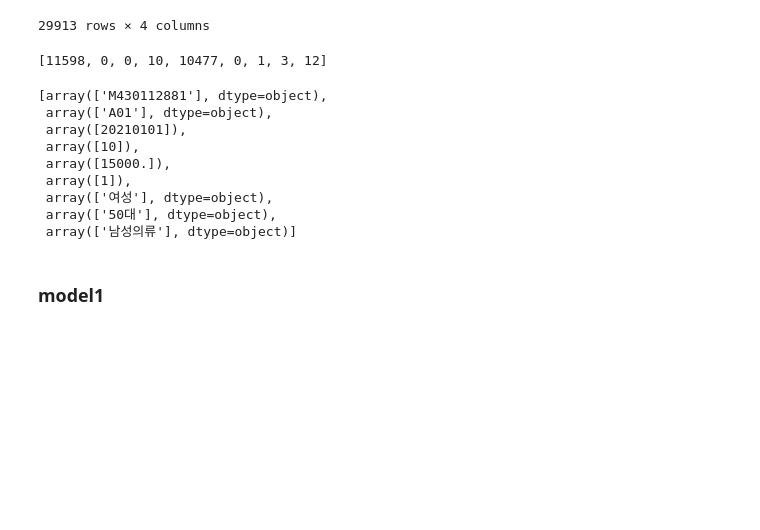
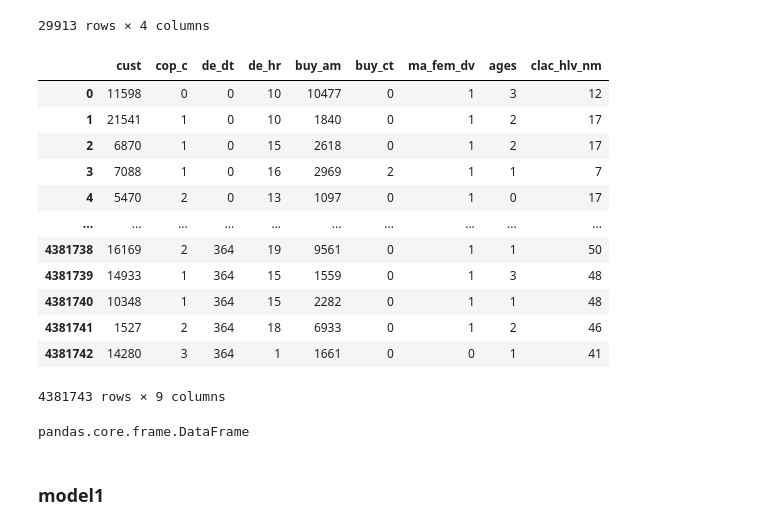
Before and after one commit to kch8906/kubeflow-xgboost-recommendation, a Jupyter notebook: 01.xgboost_recommendation.ipynb, the cells around one changed output. Cells and saved outputs as stored; diff of their text form; code cells hidden in the pictures; blank space fills up the shorter version.

```diff
--- a/01.xgboost_recommendation.ipynb
+++ b/01.xgboost_recommendation.ipynb
@@ -112,20 +110,3 @@ def inverseLabel(array: list, df: pd.DataFrame):
         result.append(ans)
 
     return result
-# %%
-a = list(df_le.iloc[0])
-a
-# %% [output]
-[11598, 0, 0, 10, 10477, 0, 1, 3, 12]
-# %%
-inverseLabel(a, df_le)
-# %% [output]
-[array(['M430112881'], dtype=object),
- array(['A01'], dtype=object),
- array([20210101]),
- array([10]),
- array([15000.]),
- array([1]),
- array(['여성'], dtype=object),
- array(['50대'], dtype=object),
- array(['남성의류'], dtype=object)]
@@ -136,3 +113,21 @@ dtest = xgb.DMatrix(data=X_test , label=y_test)
+# %%
+df = convertLabel(df)
+# %%
+df
+# %% [output]
+|  | cust | cop_c | de_dt | de_hr | buy_am | buy_ct | ma_fem_dv | ages | clac_hlv_nm |
+| 0 | 11598 | 0 | 0 | 10 | 10477 | 0 | 1 | 3 | 12 |
+| 1 | 21541 | 1 | 0 | 10 | 1840 | 0 | 1 | 2 | 17 |
+| 2 | 6870 | 1 | 0 | 15 | 2618 | 0 | 1 | 2 | 17 |
+| 3 | 7088 | 1 | 0 | 16 | 2969 | 2 | 1 | 1 | 7 |
+| 4 | 5470 | 2 | 0 | 13 | 1097 | 0 | 1 | 0 | 17 |
+| ... | ... | ... | ... | ... | ... | ... | ... | ... | ... |
+| 4381738 | 16169 | 2 | 364 | 19 | 9561 | 0 | 1 | 1 | 50 |
+| 4381739 | 14933 | 1 | 364 | 15 | 1559 | 0 | 1 | 3 | 48 |
+| 4381740 | 10348 | 1 | 364 | 15 | 2282 | 0 | 1 | 1 | 48 |
+| 4381741 | 1527 | 2 | 364 | 18 | 6933 | 0 | 1 | 2 | 46 |
+| 4381742 | 14280 | 3 | 364 | 1 | 1661 | 0 | 0 | 1 | 41 |
+4381743 rows × 9 columns
 # %%
 from sklearn.model_selection import train_test_split
 import numpy as np
@@ -155,3 +154,7 @@ def split_train_test(df) -> pd.DataFrame:
+# %%
+type(X_tr)
+# %% [output]
+pandas.core.frame.DataFrame
 # %%
 import pickle
 import joblib
```
Also changed, not shown: parts of 7 cells of this notebook, 8 other files.
